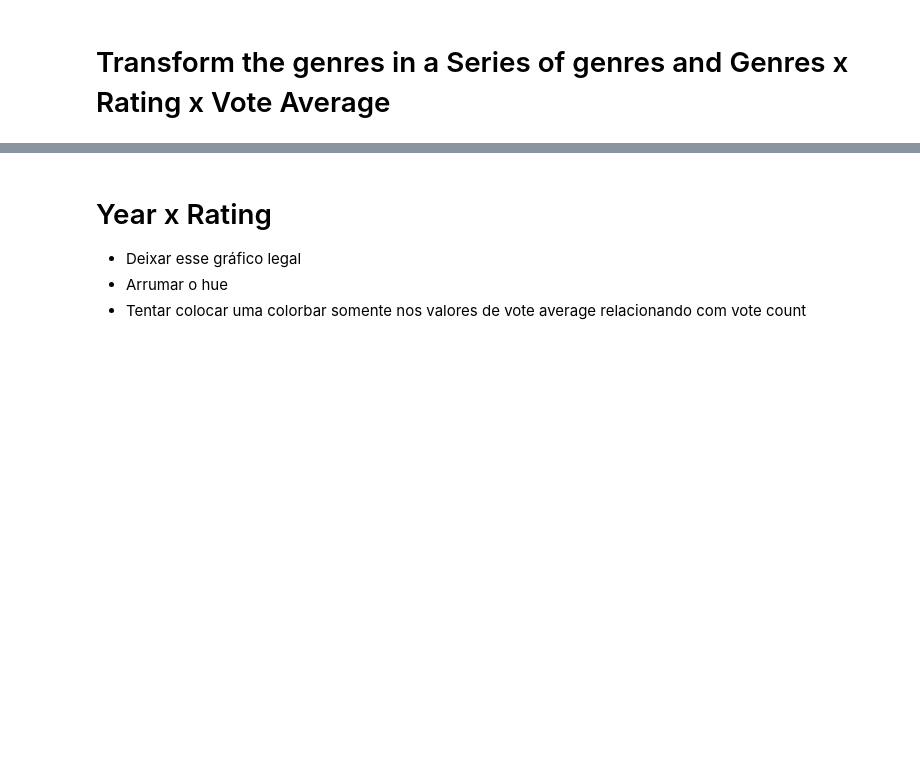
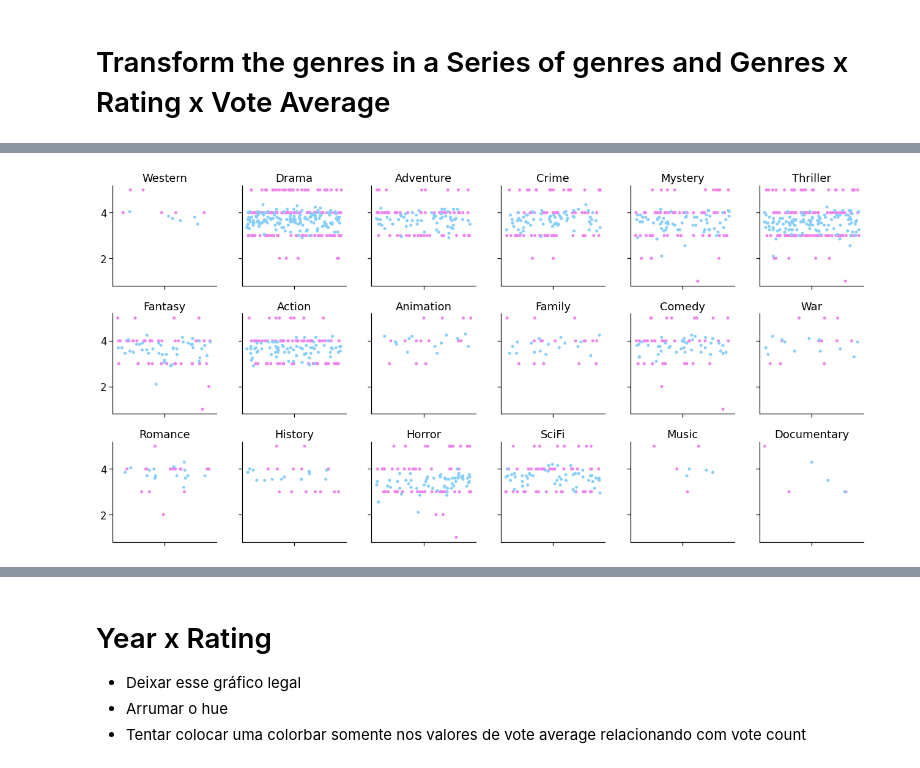
Before and after one commit to gabieller/MoviesDataBase, a Jupyter notebook: graph_analysis.ipynb, the cells around one changed output, grey strips where cells are left out. Cells and saved outputs as stored; diff of their text form; code cells hidden in the pictures; blank space fills up the shorter version.

Commit message:
rating x genre graph

```diff
--- a/graph_analysis.ipynb
+++ b/graph_analysis.ipynb
@@ -162,19 +136,0 @@ plt.tight_layout()
-# %%
-sns.set(rc={"figure.figsize": (12,10)},font_scale=1.5)
-#fig, axs = plt.subplots(3,6)
-
-
-# genres_box = sns.boxplot(y = genres_groupby["Rating"],
-#                          x = genres_groupby["Genres"])
-
-# public = sns.boxplot(y = merging["Vote Average"],
-#                          x = merging["Genres"])
-
-
-g = sns.catplot(y="Rating",
-                col = "Genres",
-                data=merging, kind="box",
-                height=4, aspect=.7)
-
-
-plt.xticks(rotation = 45)
@@ -183,0 +137,6 @@ g.map(plt.hist, y = "Rating")
+# %%
+g = sns.FacetGrid(merge_data, col = "Genres", col_wrap= 6)
+g = g.map_dataframe(sns.stripplot, y = "Rating", color = "violet")
+g = g.map_dataframe(sns.stripplot, y = "Vote Average", color = "lightskyblue").set_titles("{col_name}")
+# %% [output]
+[figure, added]
```
Also changed, not shown: parts of 25 cells of this notebook, 1 other file.
